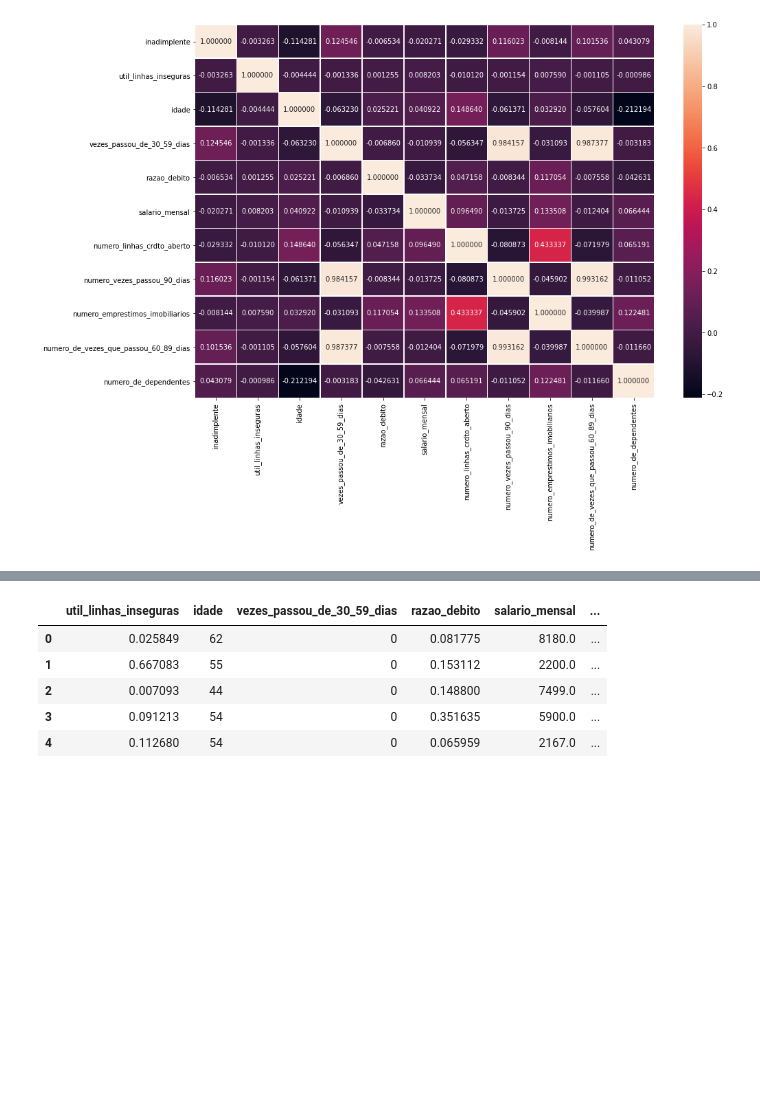
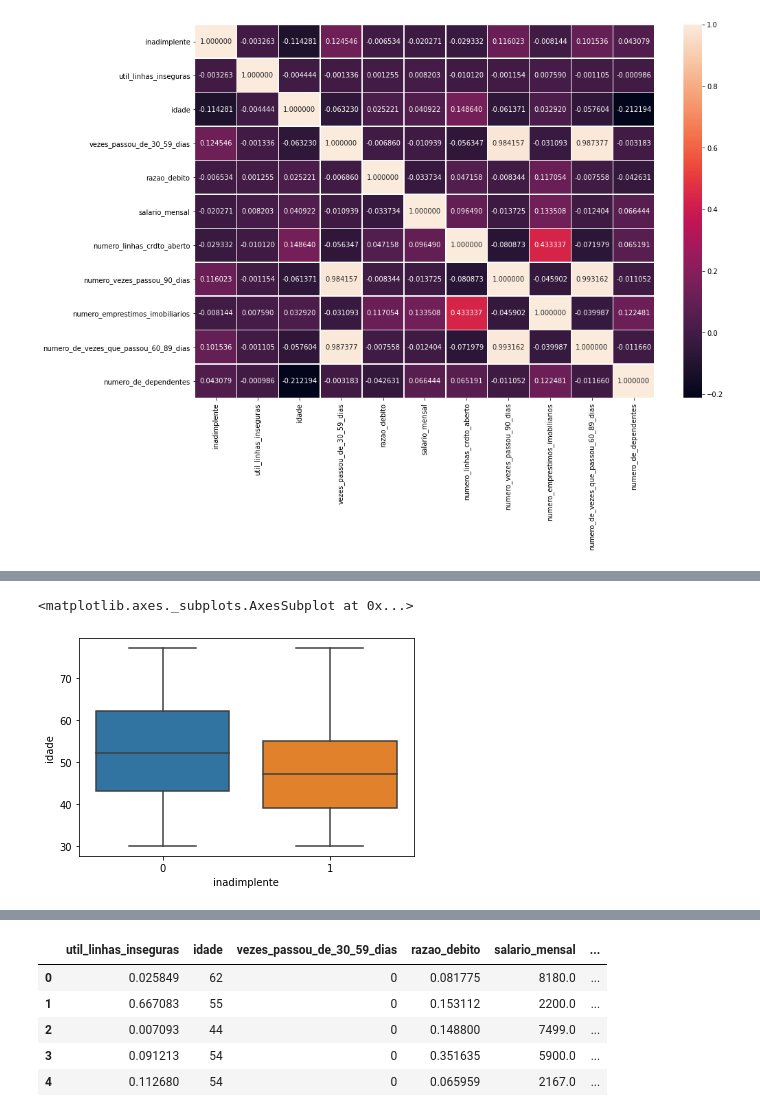
Before and after one commit to jonathansantoss/Aprovacao_creditos, a Jupyter notebook: Aprovacao_credito.ipynb, the cells around one changed output, grey strips where cells are left out. Drawn from its saved outputs; the diff is of its cells as text; code cells hidden in the pictures; blank space fills up the shorter version.

```diff
--- a/Aprovacao_credito.ipynb
+++ b/Aprovacao_credito.ipynb
@@ -72,0 +81,11 @@ sns.heatmap(dataset_treino.corr(), annot=True, fmt="f", linewidths=.5, ax=ax)
+# %%
+upper_lim = dataset_treino['idade'].quantile(.95)
+lower_lim = dataset_treino['idade'].quantile(.05)
+
+dataset_treino = dataset_treino[
+                                (dataset_treino['idade'] < upper_lim) &
+                                (dataset_treino['idade'] > lower_lim)]
+sns.boxplot(x="inadimplente", y="idade", data=dataset_treino)
+# %% [output]
+<matplotlib.axes._subplots.AxesSubplot at 0x...>
+[figure, added]
```
Also changed, not shown: parts of 17 cells of this notebook.
